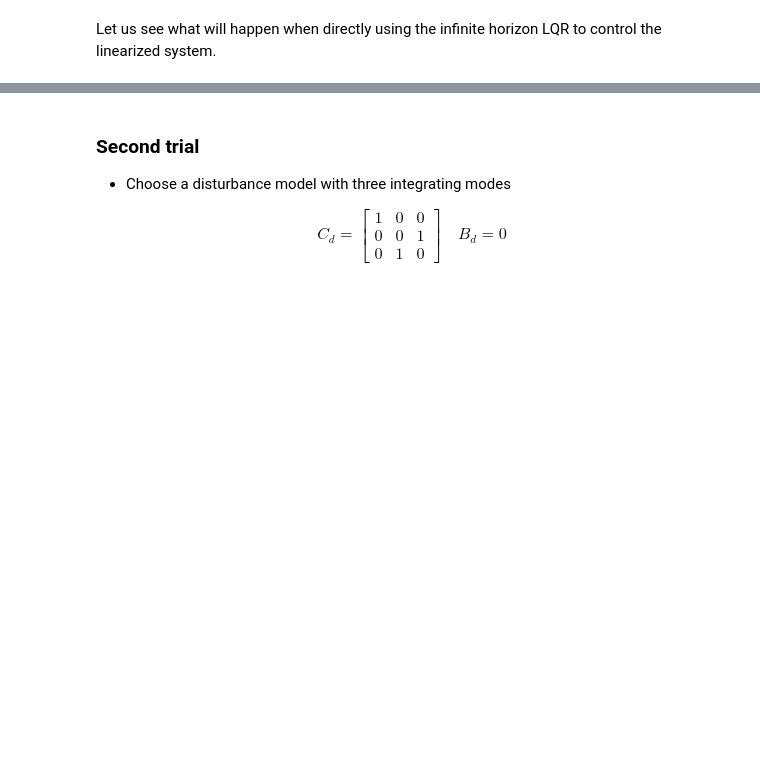
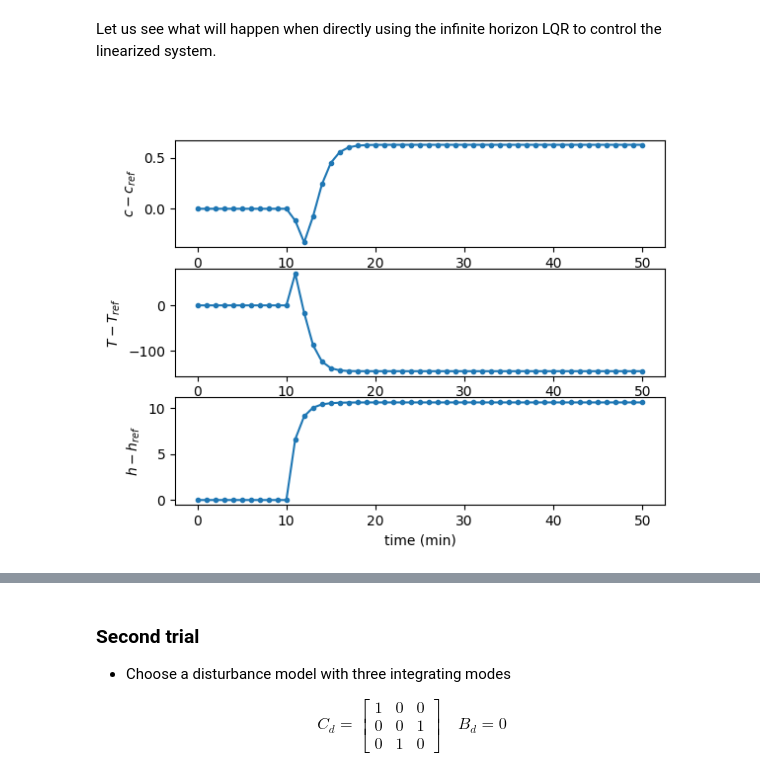
Before and after one commit to Luyao787/MPC-tutorial, a Jupyter notebook: tutorial class/week_05_offset_free.ipynb, the cells around one changed output, grey strips where cells are left out. Cells and saved outputs as stored; diff of their text form; code cells hidden in the pictures; blank space fills up the shorter version.

```diff
--- a/tutorial class/week_05_offset_free.ipynb
+++ b/tutorial class/week_05_offset_free.ipynb
@@ -139,7 +139,7 @@ Q = np.array([
     [0., 0., 2.3027]
 ])
 R = np.array([
-    [0., 0.],
+    [1., 0.],
     [0., 100.]
 ])
 
@@ -152,29 +160,32 @@ Let us see what will happen when directly using the infinite horizon LQR to cont
 # %%
 num_sim_steps  = 50
 ps = np.ones(num_sim_steps)
 ps[:10] = 0
-ps[10:] *= 0.1
+ps[10:] *= 1
+
 x0 = np.array([0., 0., 0.])
 x_hist = np.zeros((num_sim_steps + 1, nx))
 x_hist[0] = x0
 for k in range(num_sim_steps):
     x = x_hist[k]
     u = K_inf @ x
     x_next = A @ x + B @ u + Bp * ps[k] # simulate the linearized system
     x_hist[k+1] = x_next
 
 %matplotlib ipympl
 fig, ax = plt.subplots(3, 1)
 ax[0].plot(x_hist[:, 0], '-o', markersize=3)
 ax[0].set_ylabel(r'$c - c_{ref}$')
 
 ax[1].plot(x_hist[:, 1], '-o', markersize=3)
 ax[1].set_ylabel(r'$T - T_{ref}$')
 
 ax[2].plot(x_hist[:, 2], '-o', markersize=3)
 ax[2].set_ylabel(r'$h - h_{ref}$')
 ax[2].set_xlabel('time (min)')
 plt.show()
+# %% [output]
+[figure, added]
 # %% [markdown]
 Unfortunately, we observe some offsets caused by the unmeasured disturbance. To compensate for the disturbance, we model the disturbance and estimate it. We augment the system state with an integrating disturbance $d$
 $$
```
Also changed, not shown: parts of 8 cells of this notebook.
